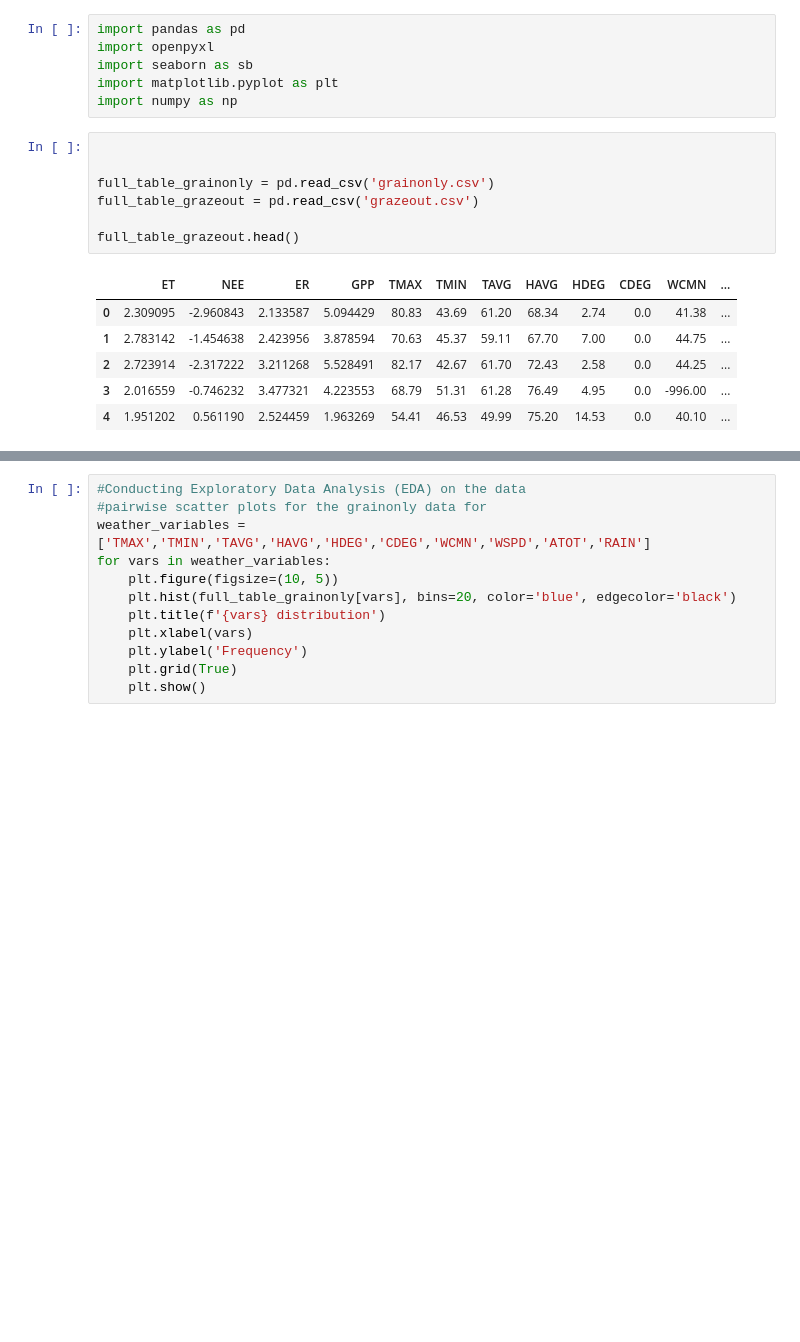
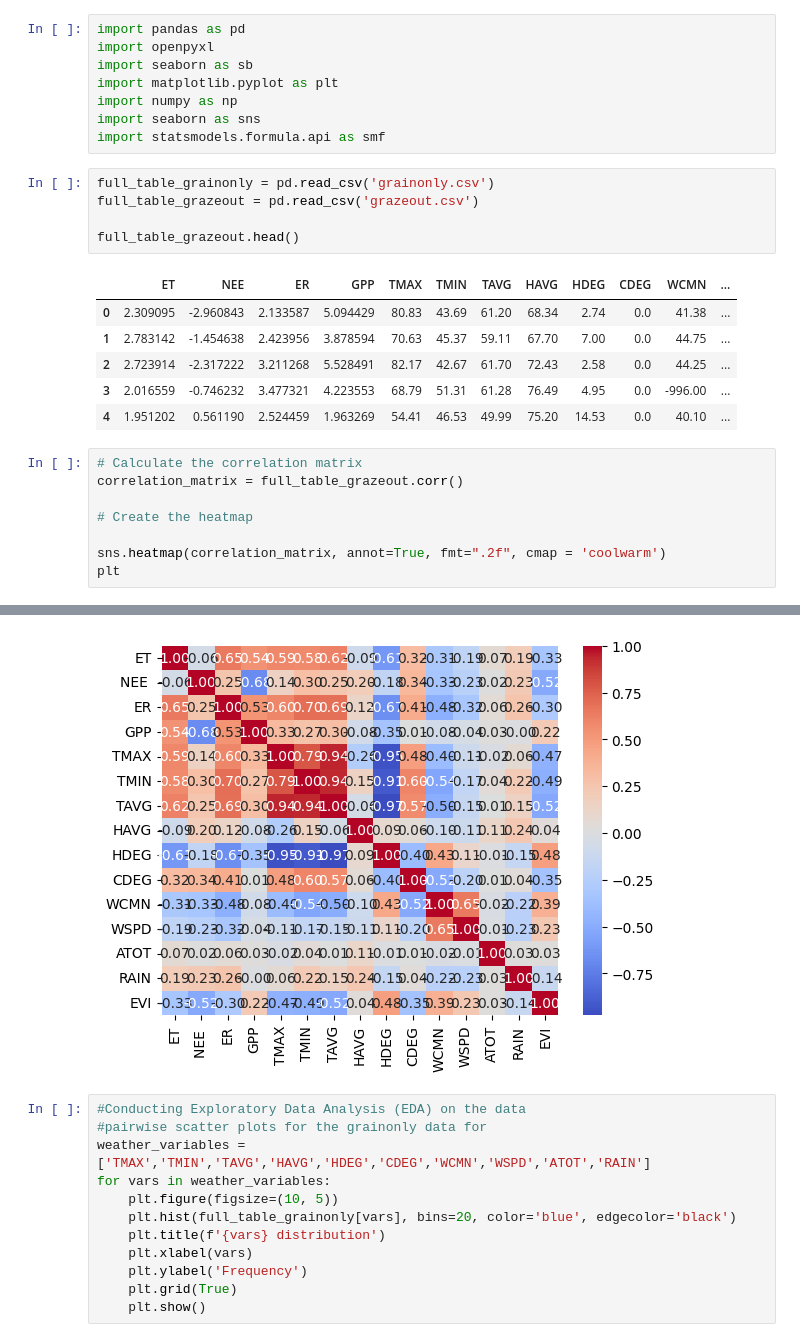
Before and after one commit to AkselCan/AgriAIChallenge, a Jupyter notebook: Paul.ipynb, the cells around one changed output, grey strips where cells are left out. Drawn from its saved outputs; the diff is of its cells as text; blank space fills up the shorter version.

Commit message:
added part A for graze out data

```diff
--- a/Paul.ipynb
+++ b/Paul.ipynb
@@ -4,9 +4,9 @@ import openpyxl
 import seaborn as sb
 import matplotlib.pyplot as plt
 import numpy as np
+import seaborn as sns
+import statsmodels.formula.api as smf
 # %%
-
-
 full_table_grainonly = pd.read_csv('grainonly.csv')
 full_table_grazeout = pd.read_csv('grazeout.csv')
 
@@ -18,3 +18,12 @@ full_table_grazeout.head()
 | 2 | 2.723914 | -2.317222 | 3.211268 | 5.528491 | 82.17 | 42.67 | 61.70 | 72.43 | 2.58 | 0.0 | 44.25 | ... |
 | 3 | 2.016559 | -0.746232 | 3.477321 | 4.223553 | 68.79 | 51.31 | 61.28 | 76.49 | 4.95 | 0.0 | -996.00 | ... |
 | 4 | 1.951202 | 0.561190 | 2.524459 | 1.963269 | 54.41 | 46.53 | 49.99 | 75.20 | 14.53 | 0.0 | 40.10 | ... |
+# %%
+# Calculate the correlation matrix
+correlation_matrix = full_table_grazeout.corr()
+
+# Create the heatmap
+
+sns.heatmap(correlation_matrix, annot=True, fmt=".2f", cmap = 'coolwarm')
+plt
+# %% [output]
@@ -21,3 +31,4 @@ full_table_grazeout.head()
+[figure, added]
 # %%
 #Conducting Exploratory Data Analysis (EDA) on the data
 #pairwise scatter plots for the grainonly data for
```
Also changed, not shown: parts of 5 cells of this notebook.
